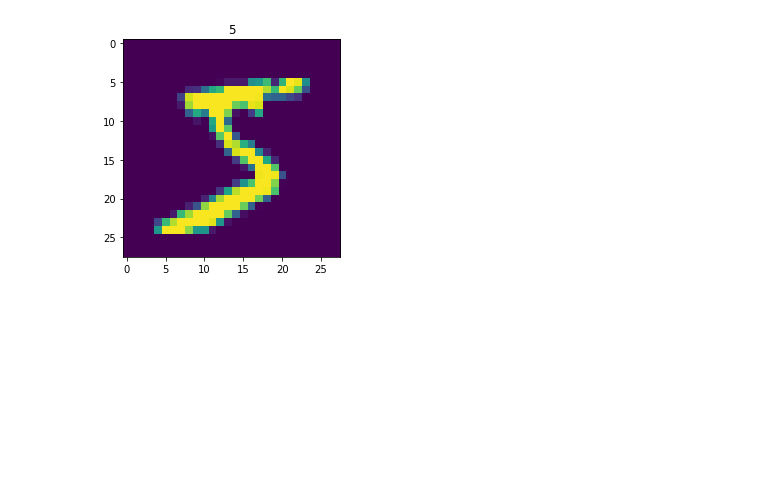
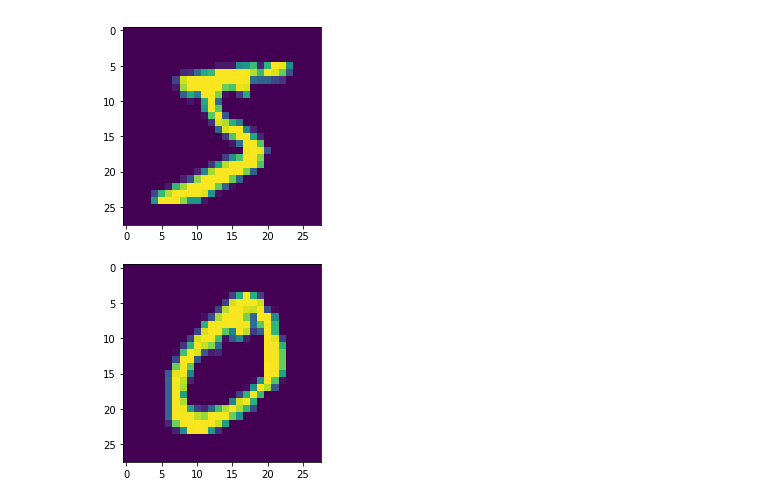
Before and after one commit to parmardiwakar150/Assignment-4, a Jupyter notebook: Assignment_4.ipynb, the cells around one changed output. Saved outputs shown, nothing was run; the diff lists cells and outputs as text; code cells hidden in the pictures; blank space fills up the shorter version.

```diff
--- a/Assignment_4.ipynb
+++ b/Assignment_4.ipynb
@@ -8,10 +9,12 @@ train_images = idx2numpy.convert_from_file('train-images-idx3-ubyte')
 train_labels = idx2numpy.convert_from_file('train-labels-idx1-ubyte')
 test_images = idx2numpy.convert_from_file('t10k-images-idx3-ubyte')
 test_labels = idx2numpy.convert_from_file('t10k-labels-idx1-ubyte')
-# %%
-plt.imshow(train_images[0])
-plt.title(str(train_labels[0]))
-plt.show()
-# %% [output]
-[figure, removed]
+# %%
+# Plotting some of the images
+fig, ax = plt.subplots(2, 1, figsize=(8, 8))
+ax[0].imshow(train_images[0])
+ax[1].imshow(train_images[1])
+plt.show()
+# %% [output]
+[figure, added]
 # %%
```
Also changed, not shown: parts of 14 cells of this notebook.
